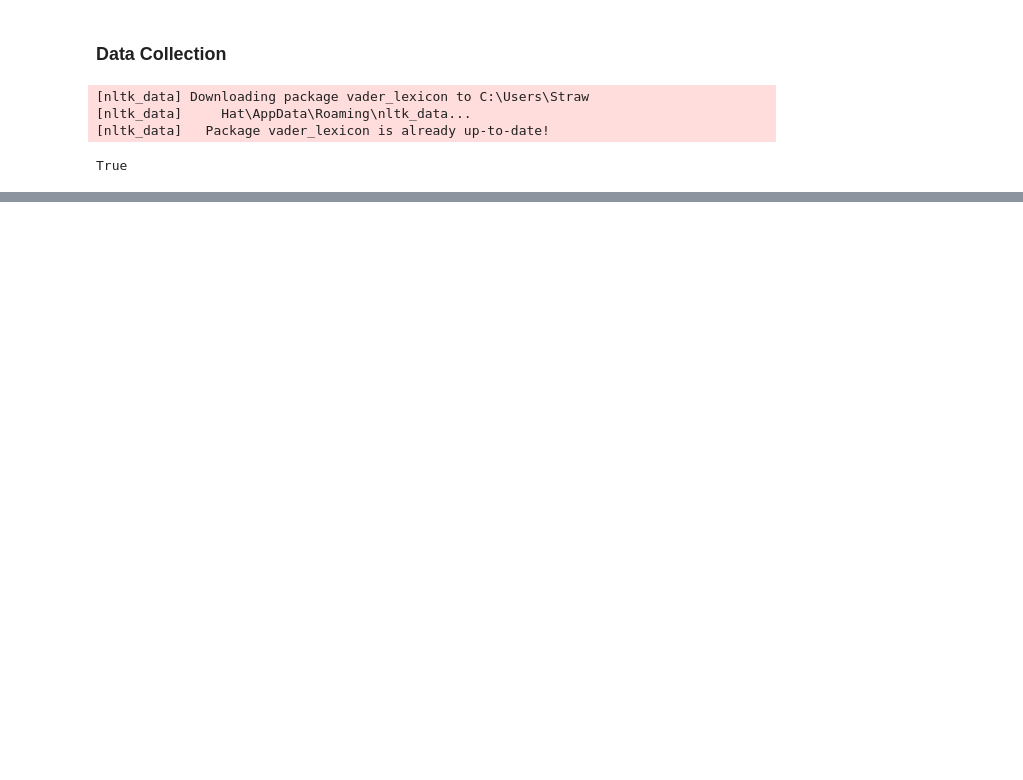
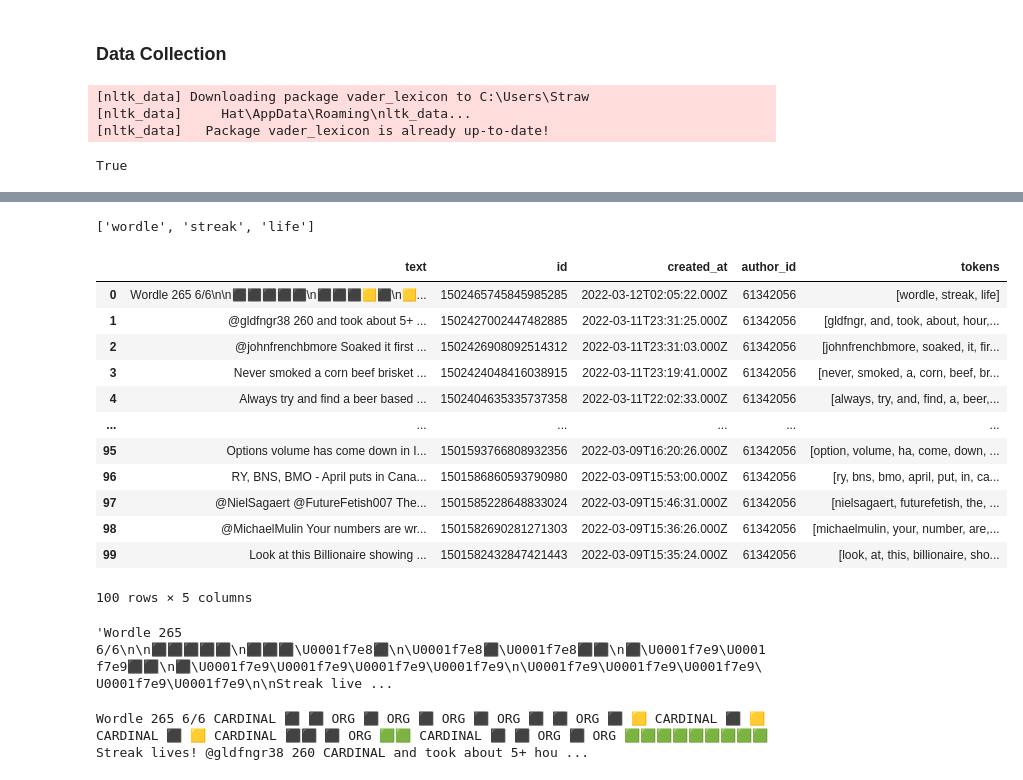
Before and after one commit to StrawhatRA/NLP-Tweet-Investor, a Jupyter notebook: twitter_api/final_twitter_tweet_lookup.ipynb, the cells around one changed output, grey strips where cells are left out. Drawn from its saved outputs; the diff is of its cells as text; code cells hidden in the pictures; blank space fills up the shorter version.

```diff
--- a/twitter_api/final_twitter_tweet_lookup.ipynb
+++ b/twitter_api/final_twitter_tweet_lookup.ipynb
@@ -199,0 +408,20 @@ df = pd.json_normalize(tweets_data)
+# %%
+#fourth tweet collection
+# Define query
+query = 'from:OptionsHawk -is:retweet'
+
+# get max. 10 tweets
+tweets4 = client.search_recent_tweets(query=query,
+                                    tweet_fields=['author_id', 'created_at'],
+                                     max_results=100)
+# %%
+# Save data as dictionary
+tweets_dict4 = tweets4.json()
+
+# Extract "data" value from dictionary
+tweets_data4 = tweets_dict4['data']
+
+# Transform to pandas Dataframe
+df4 = pd.json_normalize(tweets_data4)
+
+df4
@@ -199,0 +442,48 @@ df = pd.json_normalize(tweets_data)
+# %%
+def tokenizer(text4):
+    """Tokenizes text."""
+
+    # Remove the punctuation from text
+
+    regex = re.compile("[^a-zA-Z ]")
+
+    # Create a tokenized list of the words
+    re_clean = regex.sub('', text4)
+    words = word_tokenize(re_clean)
+    words = word_tokenize(re_clean.lower())
+
+    # Lemmatize words into root words
+    lem = [lemmatizer.lemmatize(word) for word in words]
+
+    # Convert the words to lowercase
+    words = [word for word in words if word not in sw]
+
+    # Remove the stop words
+
+    return lem
+# %%
+tokenizer(df4.iloc[0]['text'])
+# %% [output]
+['wordle', 'streak', 'life']
+# %%
+df4['tokens'] = df4['text'].apply(tokenizer)
+df4
+# %% [output]
+|  | text | id | created_at | author_id | tokens |
+| 0 | Wordle 265 6/6\n\n⬛⬛⬛⬛⬛\n⬛⬛⬛🟨⬛\n🟨... | 1502465745845985285 | 2022-03-12T02:05:22.000Z | 61342056 | [wordle, streak, life] |
+| 1 | @gldfngr38 260 and took about 5+ ... | 1502427002447482885 | 2022-03-11T23:31:25.000Z | 61342056 | [gldfngr, and, took, about, hour,... |
+| 2 | @johnfrenchbmore Soaked it first ... | 1502426908092514312 | 2022-03-11T23:31:03.000Z | 61342056 | [johnfrenchbmore, soaked, it, fir... |
+| 3 | Never smoked a corn beef brisket ... | 1502424048416038915 | 2022-03-11T23:19:41.000Z | 61342056 | [never, smoked, a, corn, beef, br... |
+| 4 | Always try and find a beer based ... | 1502404635335737358 | 2022-03-11T22:02:33.000Z | 61342056 | [always, try, and, find, a, beer,... |
+| ... | ... | ... | ... | ... | ... |
+| 95 | Options volume has come down in I... | 1501593766808932356 | 2022-03-09T16:20:26.000Z | 61342056 | [option, volume, ha, come, down, ... |
+| 96 | RY, BNS, BMO - April puts in Cana... | 1501586860593790980 | 2022-03-09T15:53:00.000Z | 61342056 | [ry, bns, bmo, april, put, in, ca... |
+| 97 | @NielSagaert @FutureFetish007 The... | 1501585228648833024 | 2022-03-09T15:46:31.000Z | 61342056 | [nielsagaert, futurefetish, the, ... |
+| 98 | @MichaelMulin Your numbers are wr... | 1501582690281271303 | 2022-03-09T15:36:26.000Z | 61342056 | [michaelmulin, your, number, are,... |
+| 99 | Look at this Billionaire showing ... | 1501582432847421443 | 2022-03-09T15:35:24.000Z | 61342056 | [look, at, this, billionaire, sho... |
+100 rows × 5 columns
+# %%
+text4 = ' '.join(df4['text'])
+text4
+# %% [output]
+'Wordle 265 6/6\n\n⬛⬛⬛⬛⬛\n⬛⬛⬛\U0001f7e8⬛\n\U0001f7e8⬛\U0001f7e8⬛⬛\n⬛\U0001f7e9\U0001f7e9⬛⬛\n⬛\U0001f7e9\U0001f7e9\U0001f7e9\U0001f7e9\n\U0001f7e9\U0001f7e9\U0001f7e9\U0001f7e9\U0001f7e9\n\nStreak live ...
@@ -199,0 +492,4 @@ df = pd.json_normalize(tweets_data)
+# %%
+displacy.render(doc4, style='ent')
+# %% [output]
+Wordle 265 6/6 CARDINAL ⬛ ⬛ ORG ⬛ ORG ⬛ ORG ⬛ ORG ⬛ ⬛ ORG ⬛ 🟨 CARDINAL ⬛ 🟨 CARDINAL ⬛ 🟨 CARDINAL ⬛⬛ ⬛ ORG 🟩🟩 CARDINAL ⬛ ⬛ ORG ⬛ ORG 🟩🟩🟩🟩🟩🟩🟩🟩🟩Streak lives! @gldfngr38 260 CARDINAL and took about 5+ hou ...
```
Also changed, not shown: parts of 33 cells of this notebook, 4 other files.
